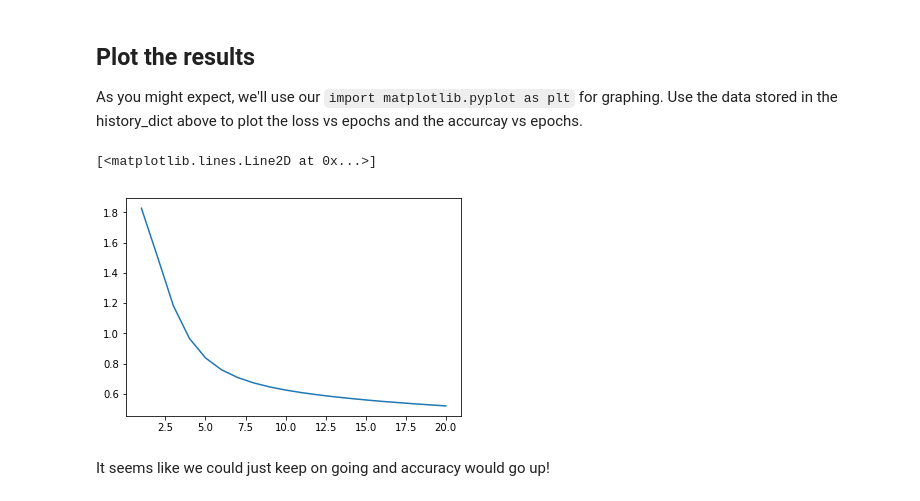
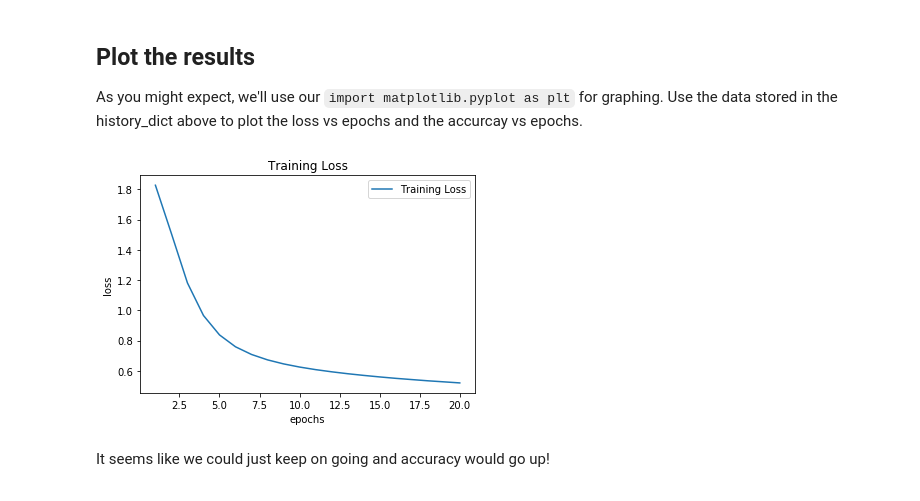
Before and after one commit to mandoiwanaga/dsc-04-41-05-keras-lab-seattle-ds-career-040119, a Jupyter notebook: index.ipynb, the cells around one changed output. Saved outputs shown, nothing was run; the diff lists cells and outputs as text; code cells hidden in the pictures.

```diff
--- a/index.ipynb
+++ b/index.ipynb
@@ -305,16 +305,15 @@
 # %%
 #Your code here; plot the loss vs the number of epoch
 epochs = range(1, len(loss_values)+1)
 plt.plot(epochs, loss_values, label='Training Loss')
 
 plt.title('Training Loss')
 plt.legend()
 plt.xlabel('epochs')
 plt.ylabel('loss')
-plt.show
+plt.show();
 # %% [output]
-[<matplotlib.lines.Line2D at 0x...>]
-[figure, old version]
+[figure, new version]
 # %%
 #Your code here; plot the training accuracy vs the number of epochs
 # %% [markdown]
```
